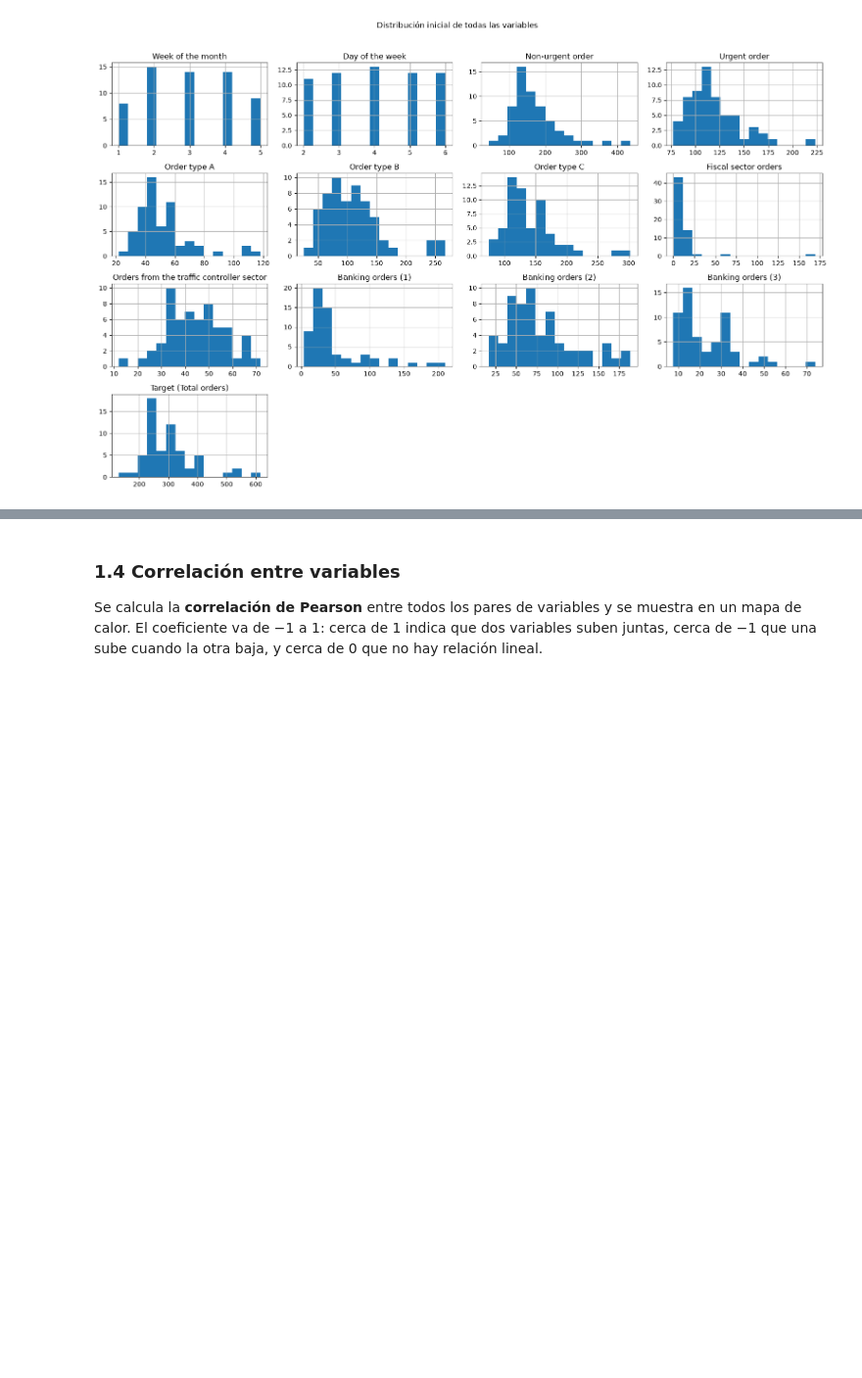
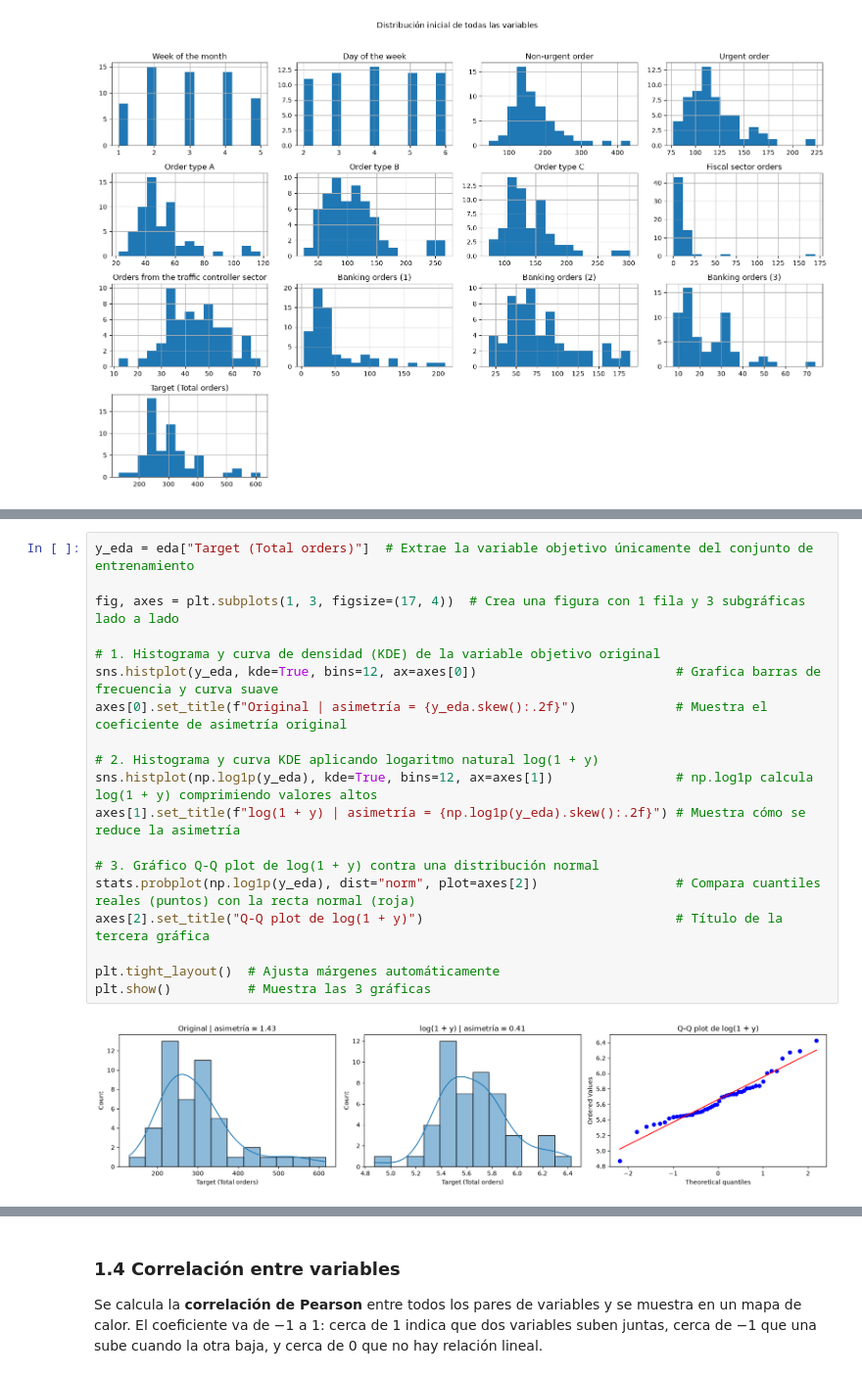
Before and after one commit to tdavidvergara/regresion-lineal-machine-learning, a Jupyter notebook: EDA_Regresion_Demanda.ipynb, the cells around one changed output, grey strips where cells are left out. Shown at 98% size. Saved outputs shown, nothing was run; the diff lists cells and outputs as text; blank space fills up the shorter version.

```diff
--- a/EDA_Regresion_Demanda.ipynb
+++ b/EDA_Regresion_Demanda.ipynb
@@ -182,0 +222,21 @@ Estos valores extremos se analizan en la sección de outliers.
+# %%
+y_eda = eda["Target (Total orders)"]  # Extrae la variable objetivo únicamente del conjunto de entrenamiento
+
+fig, axes = plt.subplots(1, 3, figsize=(17, 4))  # Crea una figura con 1 fila y 3 subgráficas lado a lado
+
+# 1. Histograma y curva de densidad (KDE) de la variable objetivo original
+sns.histplot(y_eda, kde=True, bins=12, ax=axes[0])                          # Grafica barras de frecuencia y curva suave
+axes[0].set_title(f"Original | asimetría = {y_eda.skew():.2f}")             # Muestra el coeficiente de asimetría original
+
+# 2. Histograma y curva KDE aplicando logaritmo natural log(1 + y)
+sns.histplot(np.log1p(y_eda), kde=True, bins=12, ax=axes[1])                # np.log1p calcula log(1 + y) comprimiendo valores altos
+axes[1].set_title(f"log(1 + y) | asimetría = {np.log1p(y_eda).skew():.2f}") # Muestra cómo se reduce la asimetría
+
+# 3. Gráfico Q-Q plot de log(1 + y) contra una distribución normal
+stats.probplot(np.log1p(y_eda), dist="norm", plot=axes[2])                  # Compara cuantiles reales (puntos) con la recta normal (roja)
+axes[2].set_title("Q-Q plot de log(1 + y)")                                 # Título de la tercera gráfica
+
+plt.tight_layout()  # Ajusta márgenes automáticamente
+plt.show()          # Muestra las 3 gráficas
+# %% [output]
+[figure, added]
```
Also changed, not shown: parts of 11 cells of this notebook, 1 other file.
